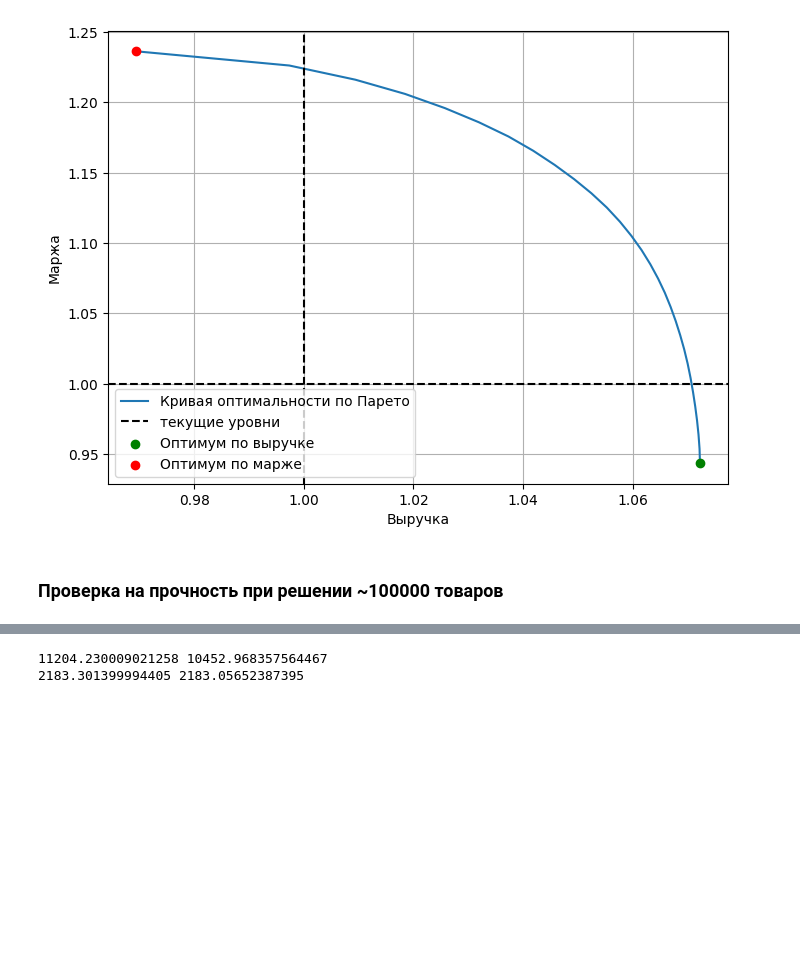
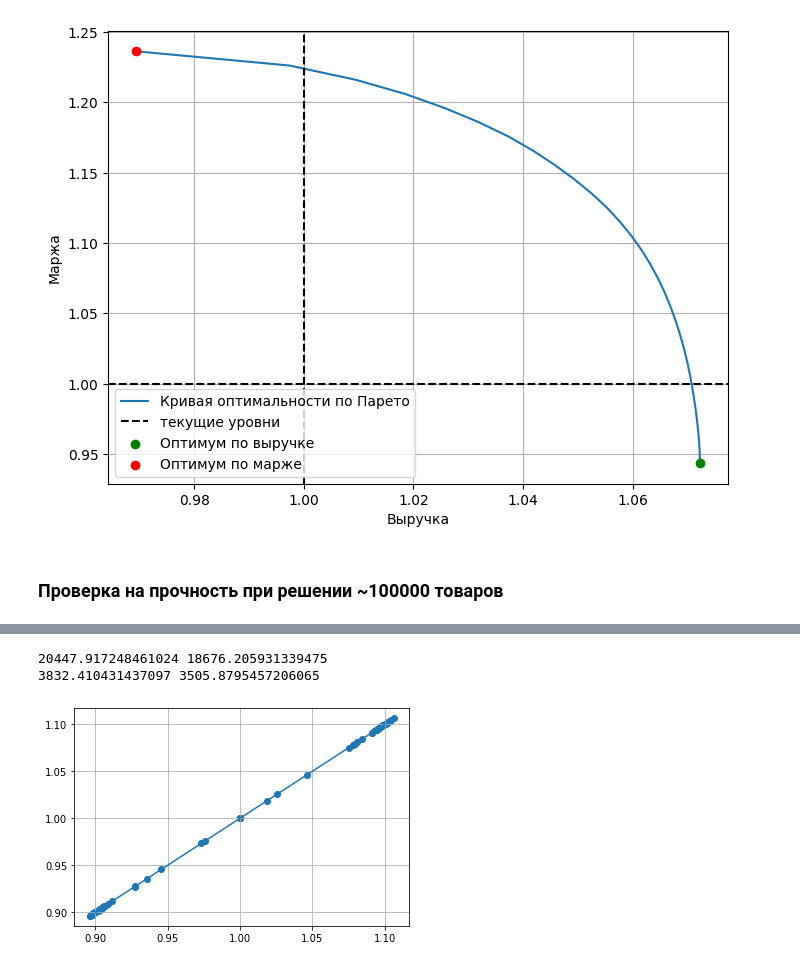
Before and after one commit to mbudylin/OptimizersArticle, a Jupyter notebook: optimizers_test.ipynb, the cells around one changed output, grey strips where cells are left out. Drawn from its saved outputs; the diff is of its cells as text; code cells hidden in the pictures; blank space fills up the shorter version.

```diff
--- a/optimizers_test.ipynb
+++ b/optimizers_test.ipynb
@@ -205,13 +210,12 @@ bounds_params = {
 grid_size = 21
 
 
-data = generate_data(1000, bounds_params, 21, 100)
+data = generate_data(100, bounds_params, 21, 1)
 M_cur = sum(data['data_nlp']['Q'] * (data['data_nlp']['P'] - data['data_nlp']['C']))
 R_cur = sum(data['data_nlp']['Q'] * data['data_nlp']['P'])
 
 opt_params = {
     'alpha': 0.0,
-    'con_mrg': M_cur,
-    'con_equal': True
+    'con_mrg': M_cur
 }
 # %% [output]
@@ -231,8 +255,8 @@ Wall time: 309 ms
 # %%
 %%time
 try:
-    res_pre_milp, t_pre_milp = pricing_optimization(data, PyomoLpOptimizationModel, opt_params, 'glpk')
-    print(t_pre_milp)
+    res_1, t_1 = pricing_optimization(data, PyomoLpOptimizationModel, opt_params, 'glpk')
+    print(t_1)
 except Exception as e:
-    'azaza'
+    print(e)
 # %% [output]
@@ -249,8 +293,8 @@ print(sum((df['P_opt'] - df['C']) * df['Q_opt']), M_cur)
 # %%
 %%time
 try:
-    res_pre_milp, t_pre_milp = pricing_optimization(data, CvxpyLpOptimizationModel, opt_params, 'GLPK_MI')
-    print(t_pre_milp)
+    res_2, t_2 = pricing_optimization(data, CvxpyLpOptimizationModel, opt_params, 'GLPK_MI')
+    print(t_2)
 except Exception as e:
-    'azaza'
+    print(e)
 # %% [output]
@@ -260,8 +304,15 @@ Wall time: 54.6 ms
 # %%
-df = res_pre_milp['data'].copy()
+df = res_2['data'].copy()
 print(sum(df['P_opt'] * df['Q_opt']), R_cur)
 print(sum((df['P_opt'] - df['C']) * df['Q_opt']), M_cur)
 # %% [output]
-11204.230009021258 10452.968357564467
-2183.301399994405 2183.05652387395
+20447.917248461024 18676.205931339475
+3832.410431437097 3505.8795457206065
+# %%
+plt.scatter(res_1['data']['x_opt'], res_2['data']['x_opt'])
+plt.plot([0.9, 1.1], [0.9, 1.1])
+plt.grid()
+plt.show()
+# %% [output]
+[figure, added]
 # %%
```
Also changed, not shown: parts of 32 cells of this notebook, 9 other files.
